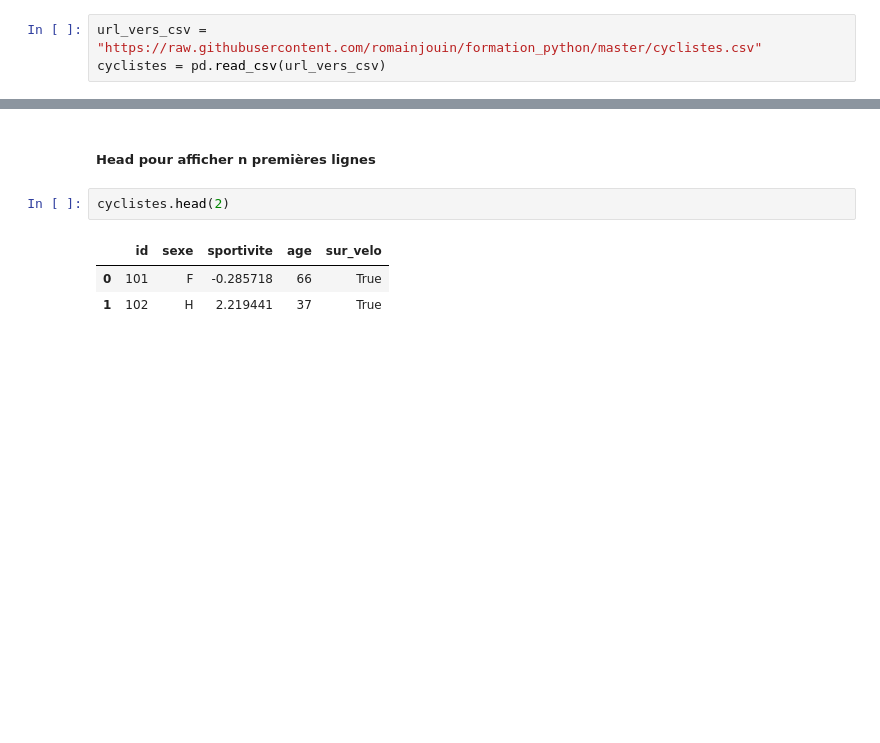
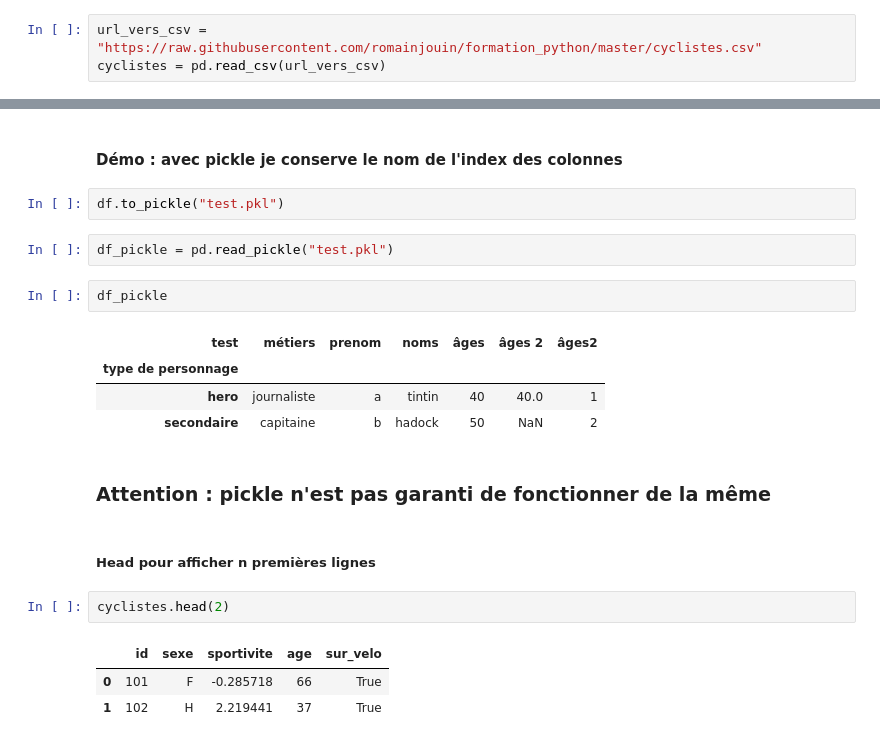
Before and after one commit to romainjouin/formation_python_py3Dev, a Jupyter notebook: jour_2_aprem_pandas_et_matplotlib.ipynb, the cells around one changed output, grey strips where cells are left out. Saved outputs shown, nothing was run; the diff lists cells and outputs as text; blank space fills up the shorter version.

```diff
--- a/jour_2_aprem_pandas_et_matplotlib.ipynb
+++ b/jour_2_aprem_pandas_et_matplotlib.ipynb
@@ -432,3 +453,18 @@ cyclistes = pd.read_csv(url_vers_csv)
+# %% [markdown]
+#### Démo : avec pickle je conserve le nom de l'index des colonnes
+# %%
+df.to_pickle("test.pkl")
+# %%
+df_pickle = pd.read_pickle("test.pkl")
+# %%
+df_pickle
+# %% [output]
+| test | métiers | prenom | noms | âges | âges 2 | âges2 |
+| type de personnage |  |  |  |  |  |  |
+| hero | journaliste | a | tintin | 40 | 40.0 | 1 |
+| secondaire | capitaine | b | hadock | 50 | NaN | 2 |
+# %% [markdown]
+### Attention : pickle n'est pas garanti de fonctionner de la même
 # %% [markdown]
 ##### Head pour afficher n premières lignes
 # %%
```
Also changed, not shown: parts of 12 cells of this notebook, 2 other files.
